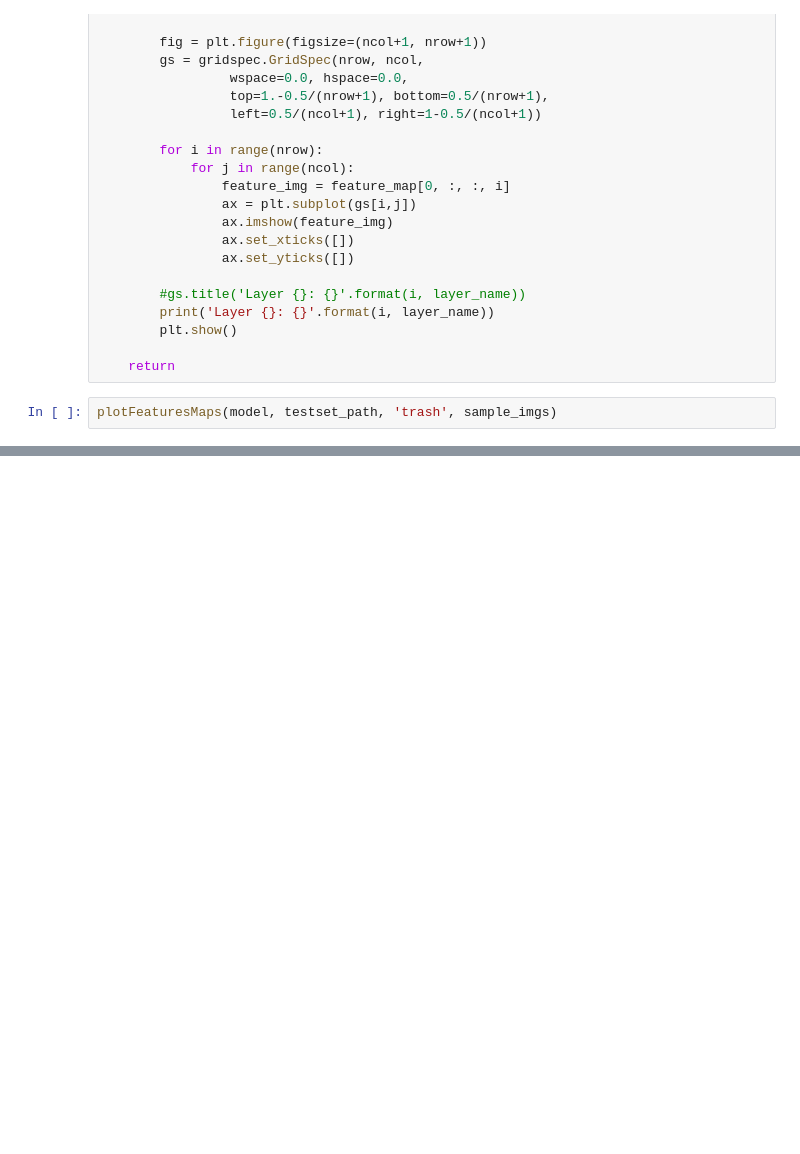
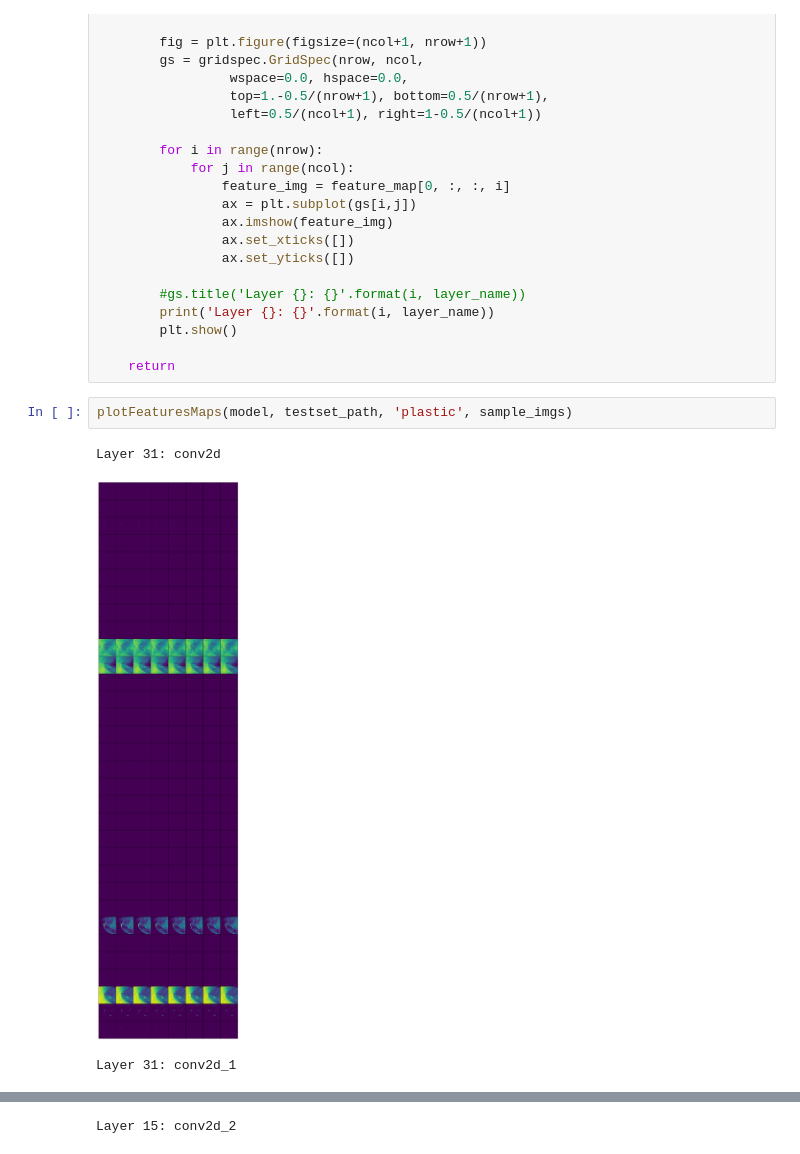
Before and after one commit to CarlosGarlem/SL2-DeepLearning, a Jupyter notebook: CNN/CNN_Model.ipynb, the cells around one changed output, grey strips where cells are left out. Cells and saved outputs as stored; diff of their text form; blank space fills up the shorter version.

```diff
--- a/CNN/CNN_Model.ipynb
+++ b/CNN/CNN_Model.ipynb
@@ -225,4 +310,8 @@ def plotFeaturesMaps(model, path, img_class, imgs):
 
     return
 # %%
-plotFeaturesMaps(model, testset_path, 'trash', sample_imgs)
+plotFeaturesMaps(model, testset_path, 'plastic', sample_imgs)
+# %% [output]
+Layer 31: conv2d
+[figure, added]
+Layer 31: conv2d_1
@@ -228,0 +319 @@ plotFeaturesMaps(model, testset_path, 'trash', sample_imgs)
+Layer 15: conv2d_2
```
Also changed, not shown: parts of 24 cells of this notebook, 41 other files.
